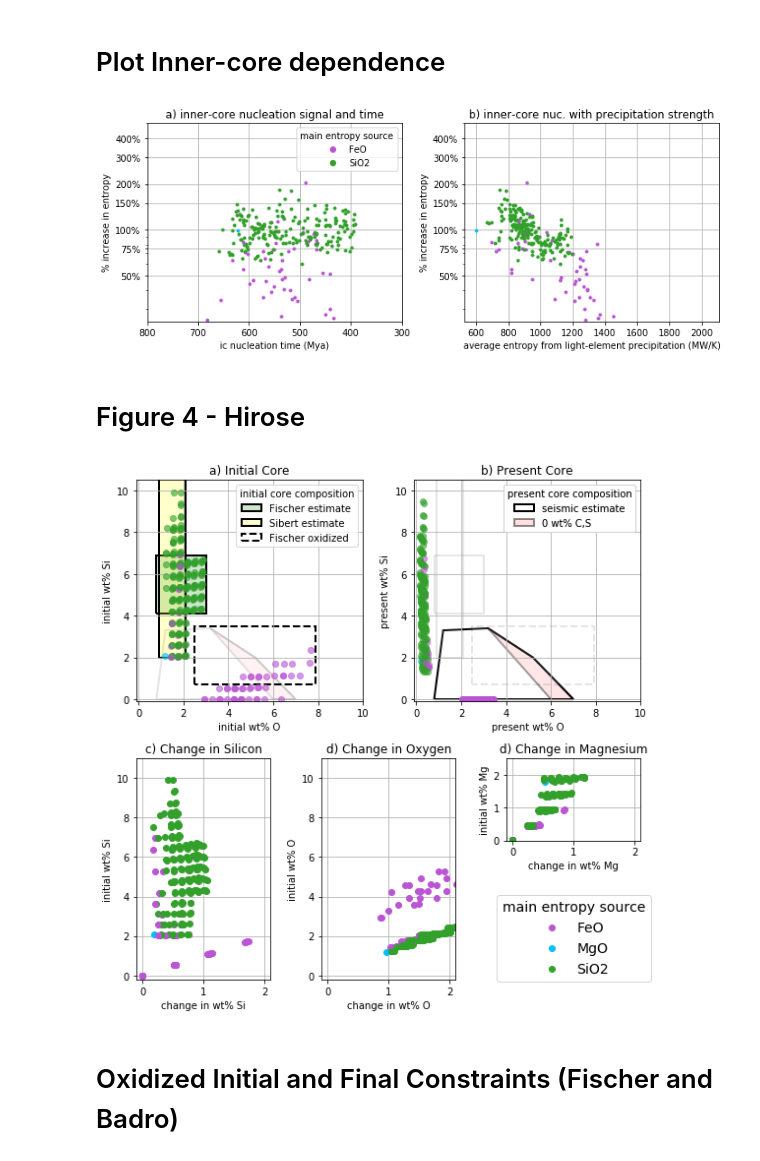
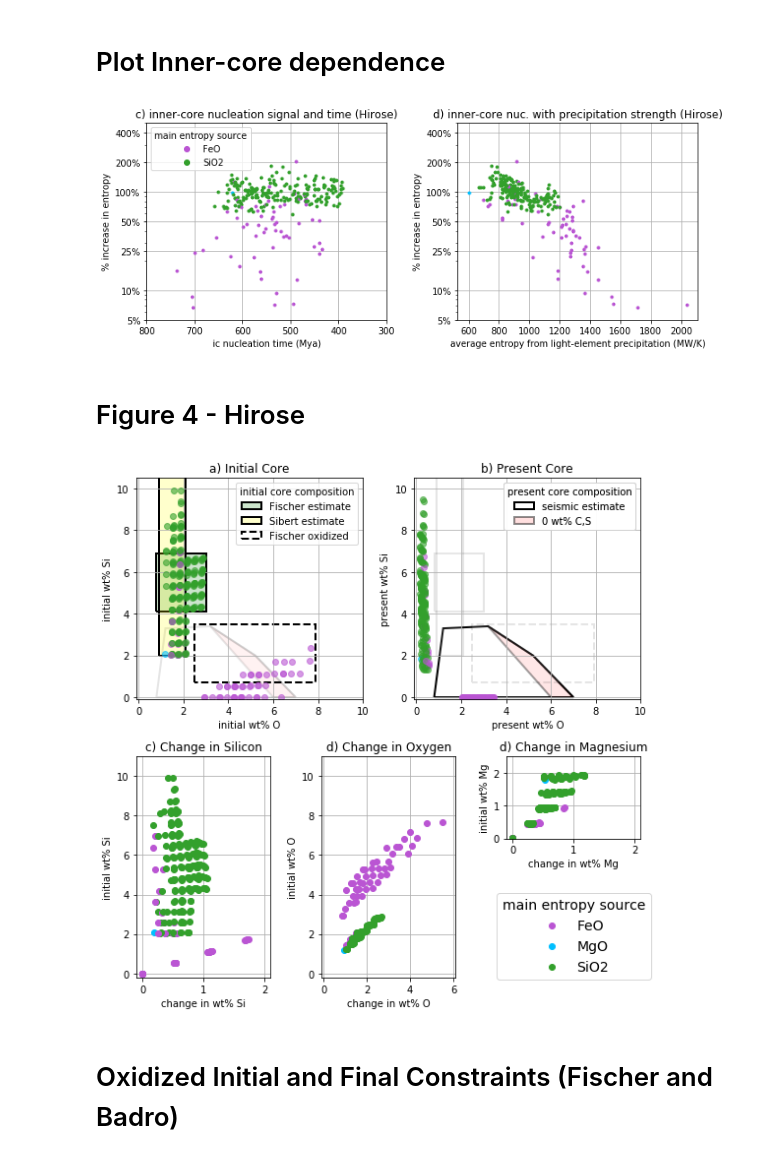
Before and after one commit to nknezek/MgSi-Exsolution, a Jupyter notebook: figures_new/plot final Hirose Plots.ipynb, the cells around one changed output. Drawn from its saved outputs; the diff is of its cells as text; code cells hidden in the pictures.

```diff
--- a/figures_new/plot final Hirose Plots.ipynb
+++ b/figures_new/plot final Hirose Plots.ipynb
@@ -185,40 +185,40 @@ lpatchs = [ plt.plot([],[], marker='o', ls="", mec=None, color=get_color(cnames[
 colors = maxE_color(df)
 for x,y,c in zip(4560-df['t_ic']/Myrs,df['dE_ic'],colors):
     plt.semilogy(x,y*100,'.',color=c,alpha=1)
 plt.xlabel('ic nucleation time (Mya)')
 plt.ylabel('% increase in entropy')
-plt.title('a) inner-core nucleation signal and time')
-yticks = [50,75,100,150,200, 300,400]
+plt.title('c) inner-core nucleation signal and time (Hirose)')
+yticks = [5,10,25,50,100,200,400]
 plt.yticks(yticks,['{:.0f}%'.format(x) for x in yticks])
 plt.grid()
-plt.ylim(25,500)
+plt.ylim(5,500)
 plt.xlim(800,300)
 plt.legend(handles=lpatchs[::2], title='main entropy source',)
 
 
 plt.subplot(122)
 
 # df = df[df['in_BadroSeismicPresent']==True]
 lpatchs = [ plt.plot([],[], marker='o', ls="", mec=None, color=get_color(cnames[i]),
             label="{:s}".format(cnames[i]) )[0]  for i in range(len(cnames)) ]
 colors = maxE_color(df)
 for x,y,c in zip(df['E_ex_t'],df['dE_ic'],colors):
     plt.semilogy(x,y*100,'.',color=c,alpha=1)
 plt.xlabel('average entropy from light-element precipitation (MW/K)')
 plt.ylabel('% increase in entropy')
-plt.title('b) inner-core nuc. with precipitation strength')
-yticks = [50,75,100,150,200, 300,400]
+plt.title('d) inner-core nuc. with precipitation strength (Hirose)')
+yticks = [5,10,25,50,100,200,400]
 plt.yticks(yticks,['{:.0f}%'.format(x) for x in yticks])
 plt.grid()
-plt.ylim(25,500)
+plt.ylim(5,500)
 
 
 plt.tight_layout()
 plt.savefig('ic_info_Hirose.pdf')
 # plt.ylim(0,4)
 # plt.xlim(0,1500)
 # %% [output]
-[figure, old version]
+[figure, new version]
 # %% [markdown]
 # Figure 4 - Hirose
 # %%
@@ -346,7 +346,7 @@ plt.xlabel('change in wt% O')
 plt.ylabel('initial wt% O')
 plt.title('d) Change in Oxygen')
 plt.ylim(-.2,11)
-plt.xlim(-.1,2.1)
+plt.xlim(-.1,6.1)
 plt.grid()
 
 ax = plt.subplot(gs[2:3,4:6])
@@ -372,7 +372,7 @@ plt.setp(leg1.get_title(),fontsize=14)
 plt.tight_layout()
 plt.savefig('figure4_deltawtp_2wtMg_hirose.pdf')
 # %% [output]
-[figure, old version]
+[figure, new version]
 # %% [markdown]
 # Oxidized Initial and Final Constraints (Fischer and Badro)
 # %%
```
Also changed, not shown: 7 other files.
